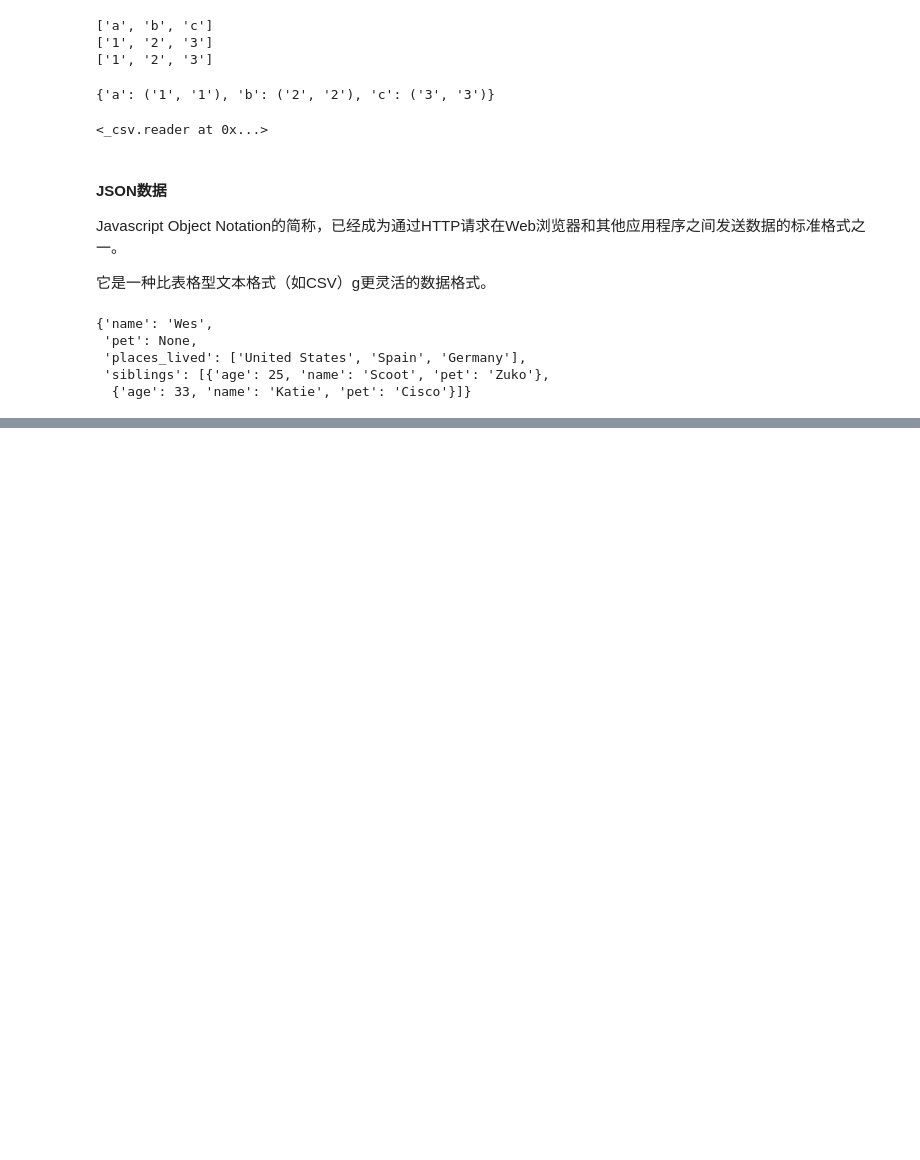
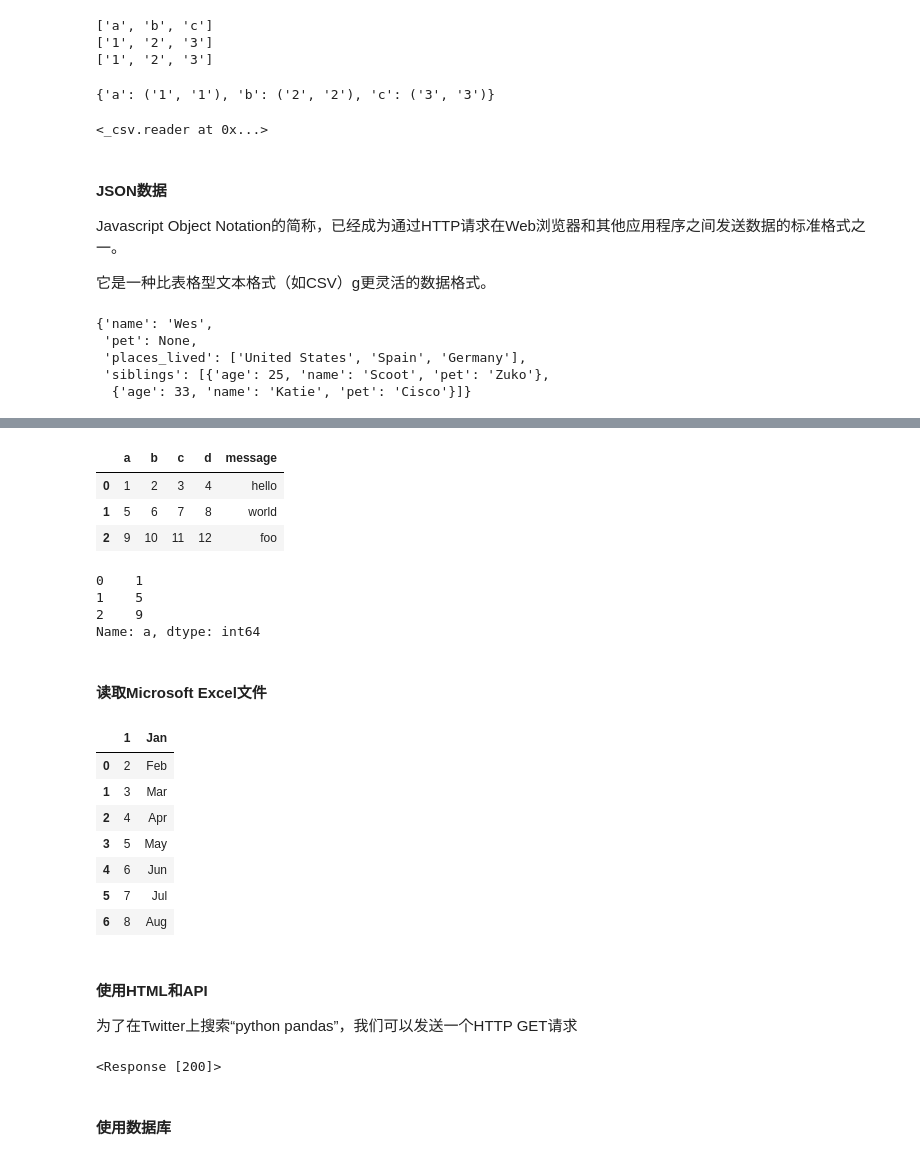
Before and after one commit to FENG06/OldPrcatice, a Jupyter notebook: pydata.ipynb, the cells around one changed output, grey strips where cells are left out. Cells and saved outputs as stored; diff of their text form; code cells hidden in the pictures; blank space fills up the shorter version.

Commit message:
Ch6：Python  for Data Analysis

```diff
--- a/pydata.ipynb
+++ b/pydata.ipynb
@@ -352,0 +457,5 @@ asjson = json.dumps(result)
+# %%
+from lxml import objectify
+from pandas import DataFrame
+
+path = 'E:/DemoPython/pydata-book-1st-edition/ch06/mta_perf/Performance_MNR.xml'
@@ -352,0 +528,35 @@ asjson = json.dumps(result)
+# %%
+store['obj1']
+# %% [output]
+|  | a | b | c | d | message |
+| 0 | 1 | 2 | 3 | 4 | hello |
+| 1 | 5 | 6 | 7 | 8 | world |
+| 2 | 9 | 10 | 11 | 12 | foo |
+# %%
+store['obj1_col']
+# %% [output]
+0    1
+1    5
+2    9
+Name: a, dtype: int64
+# %% [markdown]
+#### 读取Microsoft Excel文件
+# %%
+xls_file = pd.ExcelFile(path+'data.xls')
+# %%
+table = xls_file.parse('Sheet1')
+# %%
+table
+# %% [output]
+|  | 1 | Jan |
+| 0 | 2 | Feb |
+| 1 | 3 | Mar |
+| 2 | 4 | Apr |
+| 3 | 5 | May |
+| 4 | 6 | Jun |
+| 5 | 7 | Jul |
+| 6 | 8 | Aug |
+# %% [markdown]
+#### 使用HTML和API
+
+为了在Twitter上搜索“python pandas”，我们可以发送一个HTTP GET请求
@@ -352,0 +567,4 @@ asjson = json.dumps(result)
+# %%
+resp
+# %% [output]
+<Response [200]>
@@ -352,0 +575,2 @@ asjson = json.dumps(result)
+# %% [markdown]
+#### 使用数据库
```
Also changed, not shown: parts of 65 cells of this notebook.
